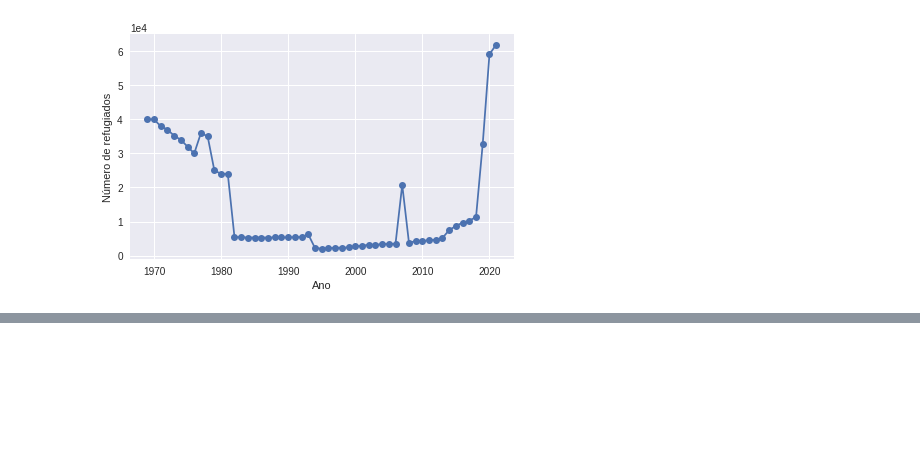
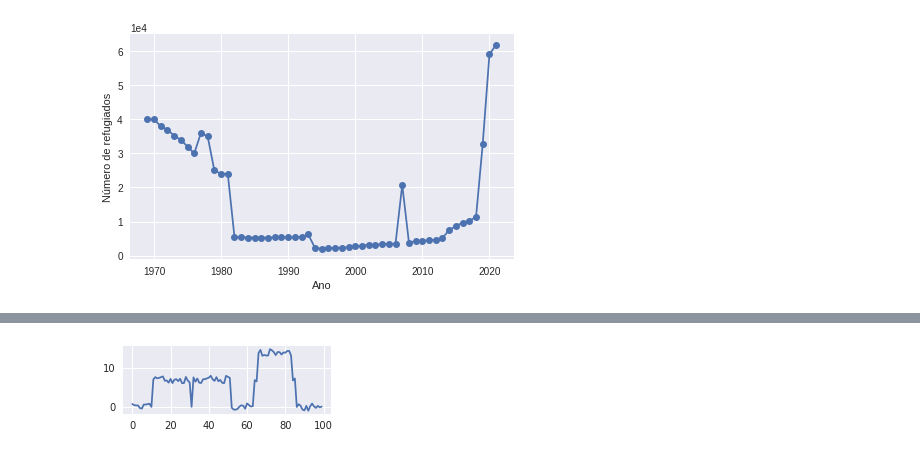
Before and after one commit to ifribeiro/minicurso_webmedia22, a Jupyter notebook: series_temporais.ipynb, the cells around one changed output, grey strips where cells are left out. Cells and saved outputs as stored; diff of their text form; code cells hidden in the pictures; blank space fills up the shorter version.

```diff
--- a/series_temporais.ipynb
+++ b/series_temporais.ipynb
@@ -79,0 +115,7 @@ plt.savefig("imagens/refugiados_brasil_onu.eps")
+# %%
+fig, ax = plt.subplots(figsize=(3.5,1.5))
+ax.plot(C)
+plt.tight_layout()
+plt.savefig("serie_C.png")
+# %% [output]
+[figure, added]
```
Also changed, not shown: parts of 12 cells of this notebook.
